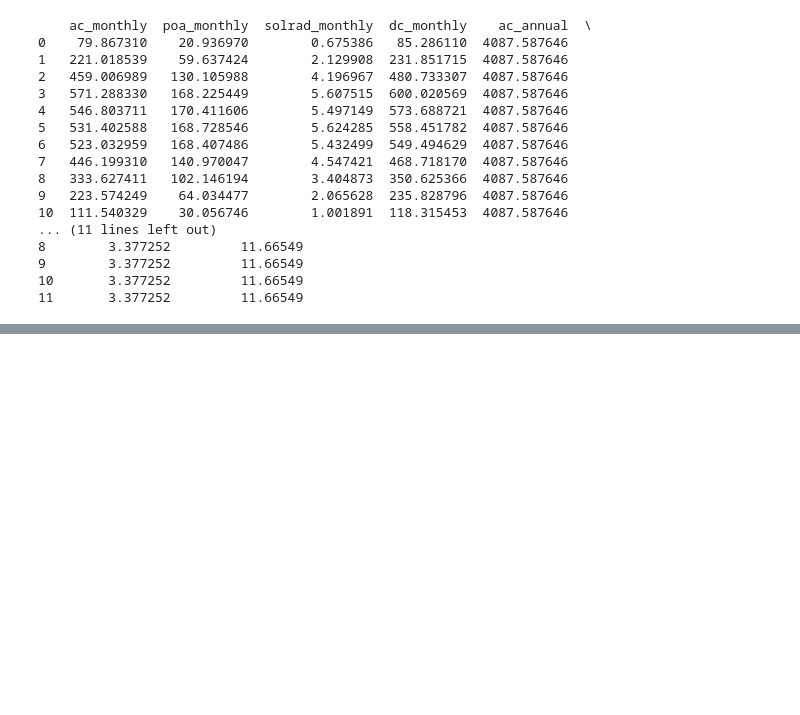
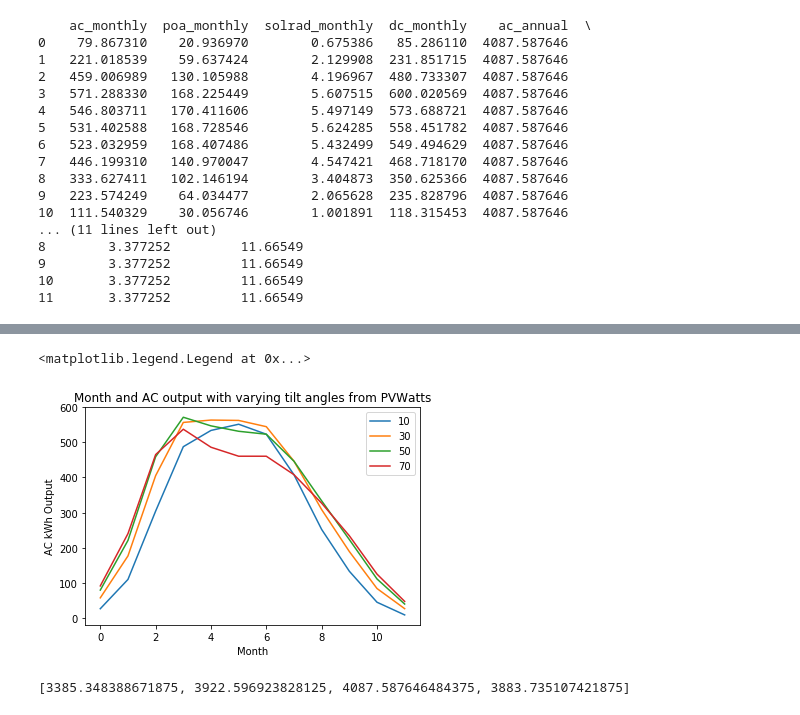
Before and after one commit to acep-uaf/ACEP_solar, a Jupyter notebook: Exploring API Calls to NREL.ipynb, the cells around one changed output, grey strips where cells are left out. Cells and saved outputs as stored; diff of their text form; code cells hidden in the pictures; blank space fills up the shorter version.

Commit message:
Added graphs to show data from NREL API

```diff
--- a/Exploring API Calls to NREL.ipynb
+++ b/Exploring API Calls to NREL.ipynb
@@ -232,0 +251,18 @@ print(nrel_list_of_responses[2])
+# %%
+for i in range(len(tilt)):
+    plt.plot(nrel_list_of_responses[i]['ac_monthly'], label = tilt[i])
+plt.xlabel("Month")
+plt.ylabel("AC kWh Output")
+plt.title("Month and AC output with varying tilt angles from PVWatts")
+plt.legend()
+# %% [output]
+<matplotlib.legend.Legend at 0x...>
+[figure, added]
+# %%
+#Graph of annual production vs. tilt.
+annual_production = []
+for i in range(len(tilt)):
+    annual_production.append(nrel_list_of_responses[i]['ac_annual'][2])
+print(annual_production)
+# %% [output]
+[3385.348388671875, 3922.596923828125, 4087.587646484375, 3883.735107421875]
```
Also changed, not shown: parts of 3 cells of this notebook.
